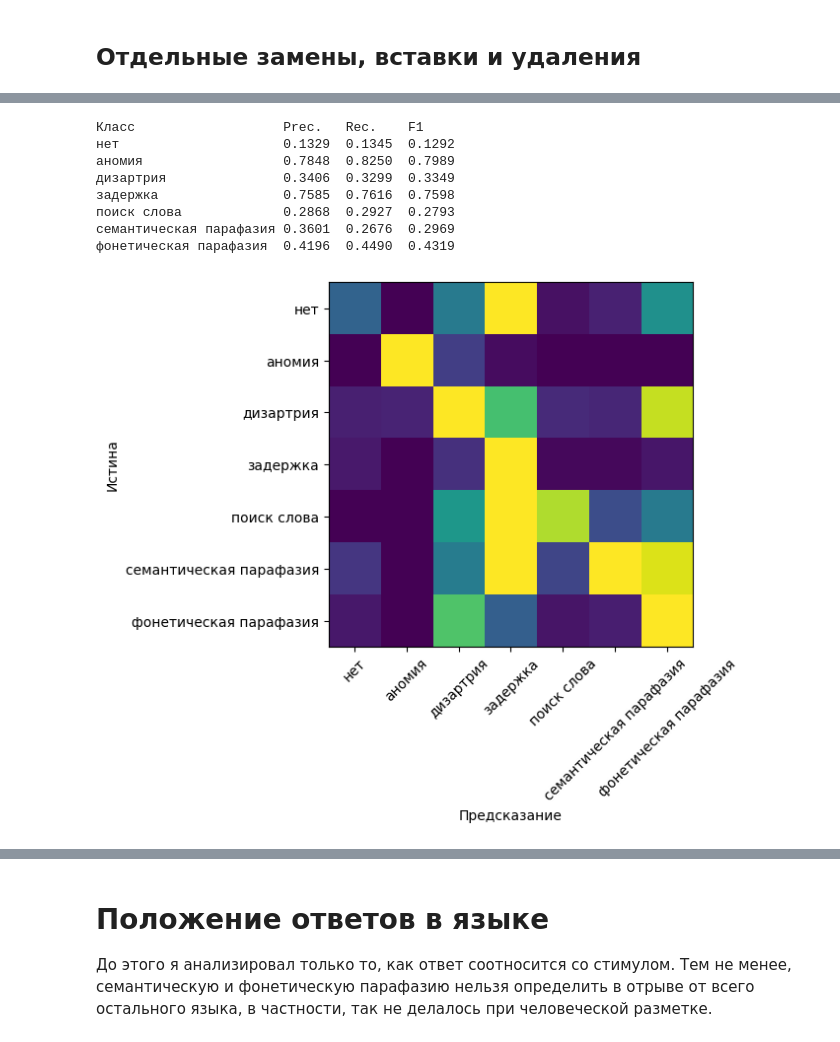
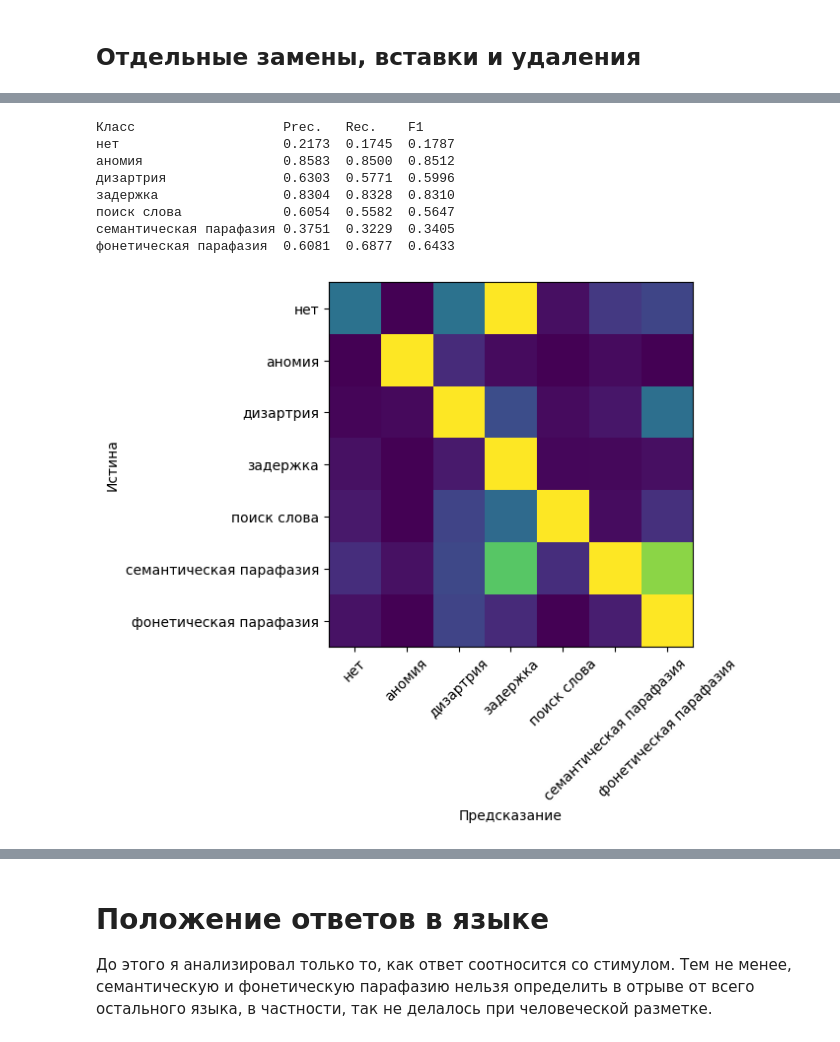
Before and after one commit to vmgorelikov/Automated-Classification-of-Language-Eloquent-Areas-in-Neurotypical-Individuals, a Jupyter notebook: notebooks/feature_extraction.ipynb, the cells around one changed output, grey strips where cells are left out. Drawn from its saved outputs; the diff is of its cells as text; code cells hidden in the pictures.

```diff
--- a/notebooks/feature_extraction.ipynb
+++ b/notebooks/feature_extraction.ipynb
@@ -80,6 +82,5 @@ y = dataset_1['error_type_label']
 # %%
 from sklearn.pipeline import Pipeline
-from sklearn.tree import DecisionTreeClassifier
 from sklearn.model_selection import StratifiedKFold
 from sklearn.metrics import f1_score, precision_score, recall_score,\
                                                     confusion_matrix
@@ -87,7 +88,7 @@ from matplotlib.pyplot import imshow, ylabel, xlabel, yticks, xticks
 import numpy as np
 
 def evaluate(X, y: pl.Series, estimator: Pipeline = Pipeline([
-            ('classifier', DecisionTreeClassifier(random_state=SEED))])
+            ('classifier', basic_model)])
         ):
     # relative_length и RT_start — разного масштаба, для
     # линейных моделей здесь был бы скейлер
@@ -342,10 +341,8 @@ class ReplacementCounter(BaseEstimator, TransformerMixin):
             )\
             .select(self.feature_columns)
         # print(counts)
-        return X.with_row_index('id')\
-            .join(counts, on='id', how='left', coalesce=True)\
+        return X.hstack(counts.drop('id'))\
             .fill_null(0)\
-            .drop('id')\
             .drop(pl.selectors.string())
 # %%
 replacement_counter = ReplacementCounter(dataset_2.columns)
@@ -395,6 +392,19 @@ speech arrest           0.5050  1.0000  0.6681
 ## Отдельные замены, вставки и удаления
 # %%
 class EditopsCounter(ReplacementCounter):
+    @staticmethod
+    def _get_editop_string(type_: str,
+                            i_source: int,
+                            i_destination: int,
+                            source: str,
+                            destination: str) -> str:
+            if type_ == 'delete':
+                return f'{type_}_{source[i_source]}'
+            if type_ == 'insert':
+                return f'{type_}_{destination[i_destination]}'
+            return f'{type_}_{source[i_source]}'\
+                   f'_{destination[i_destination]}'
+
     def _counts(self, X):
         if not ('Stimulus' in X.columns and\
                 'Response_annot' in X.columns and\
@@ -407,18 +417,26 @@ class EditopsCounter(ReplacementCounter):
             .with_row_index('id')\
             .to_dicts():
             pairs = Counter()
-            pairs.update([f'{type_}_{l1}_{l2}' \
-                        for type_, l1, l2 in Levenshtein.editops(
+            # здесь был очень большой баг
+            pairs.update([self._get_editop_string(
+                            type_, i1, i2,
+                            row['Stimulus'],
+                            row['Response_annot']) \
+                        for type_, i1, i2 in Levenshtein.editops(
                             row['Stimulus'],
                             row['Response_annot'])]
-                            )
+                        )
 
             if self.use_transcription:
-                pairs.update([f'{type_}_{l1}_{l2}_t' \
-                            for type_, l1, l2 in Levenshtein.editops(
+                pairs.update([self._get_editop_string(
+                                type_, i1, i2,
+                                row['Stimulus'],
+                                row['Response_transcription_annot'])\
+                                +'_t' \
+                            for type_, i1, i2 in Levenshtein.editops(
                                 row['Stimulus'],
                                 row['Response_transcription_annot'])]
-                                )
+                            )
             row.update(pairs.items())
             new_rows.append(row)
         return pl.from_dicts(new_rows)
@@ -448,25 +489,26 @@ speech arrest           0.5050  1.0000  0.6681
 # %%
 X = dataset_2_t[['Stimulus', 'Response_annot',
+                 'Response_transcription_annot',
                'RT_start', 'relative_length',
                'insertions', 'deletions', 'replacements',
                'insertions_transcription',
                'deletions_transcription',
                'replacements_transcription']]
 y = dataset_2_t['error_type_label']
 
 new_pipeline = Pipeline([
-        ('counter', EditopsCounter(X.columns)),
-        ('classifier', DecisionTreeClassifier(random_state=SEED))
+        ('counter', EditopsCounter(X.columns, use_transcription=True)),
+        ('classifier', basic_model)
 ])
 
 _ = evaluate(X, y, new_pipeline)
 # %% [output]
 Класс                   Prec.   Rec.    F1
-нет                     0.1329  0.1345  0.1292
-аномия                  0.7848  0.8250  0.7989
-дизартрия               0.3406  0.3299  0.3349
-задержка                0.7585  0.7616  0.7598
-поиск слова             0.2868  0.2927  0.2793
-семантическая парафазия 0.3601  0.2676  0.2969
-фонетическая парафазия  0.4196  0.4490  0.4319
+нет                     0.2173  0.1745  0.1787
+аномия                  0.8583  0.8500  0.8512
+дизартрия               0.6303  0.5771  0.5996
+задержка                0.8304  0.8328  0.8310
+поиск слова             0.6054  0.5582  0.5647
+семантическая парафазия 0.3751  0.3229  0.3405
+фонетическая парафазия  0.6081  0.6877  0.6433
-[figure, old version]
+[figure, new version]
```
Also changed, not shown: parts of 13 cells of this notebook.
